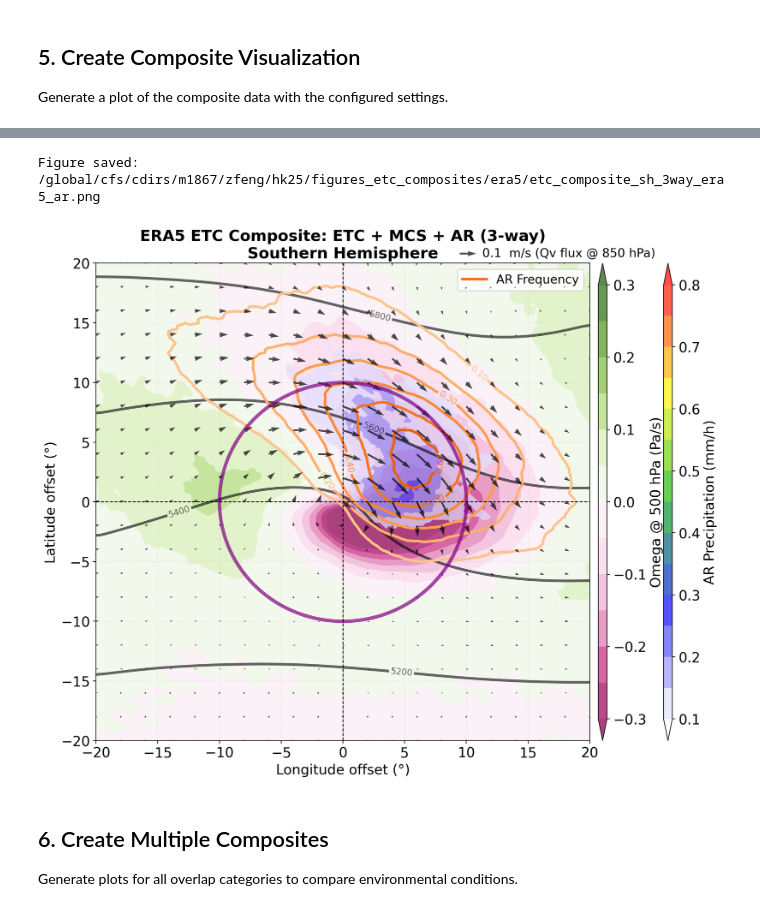
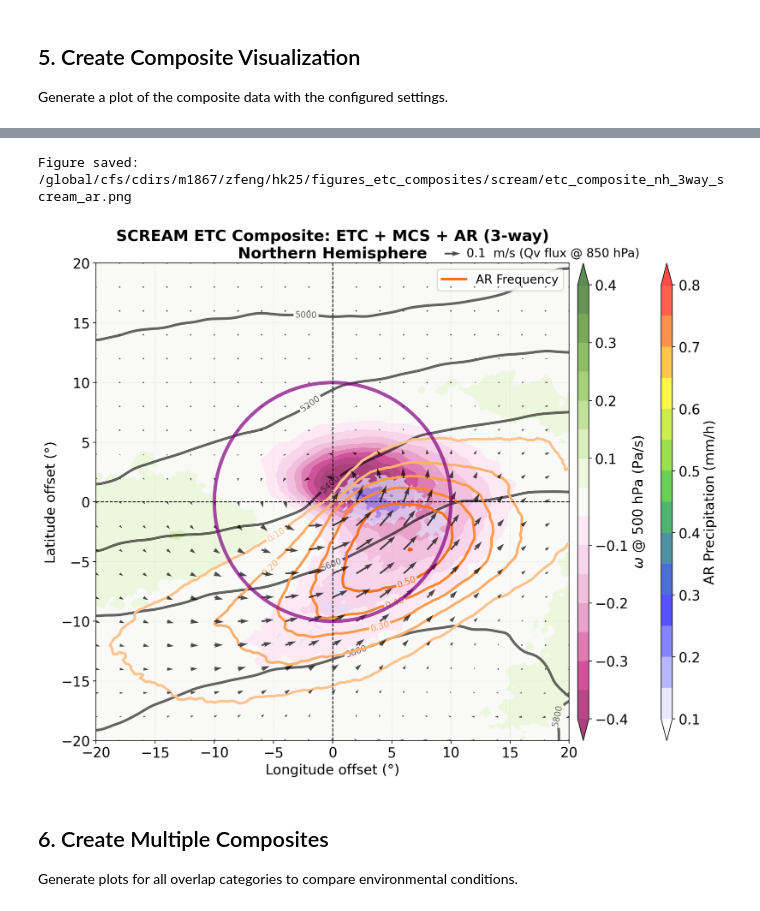
Before and after one commit to WACCEM/gsrm_cooccurrencefeature, a Jupyter notebook: notebooks/plot_etc_composites.ipynb, the cells around one changed output, grey strips where cells are left out. Cells and saved outputs as stored; diff of their text form; code cells hidden in the pictures.

```diff
--- a/notebooks/plot_etc_composites.ipynb
+++ b/notebooks/plot_etc_composites.ipynb
@@ -32,8 +32,8 @@ Libraries imported successfully!
 Set the source, hemisphere, and overlap category to visualize.
 # %%
 # Configuration
-source = "era5"  # Options: 'scream', 'era5', 'nicam_gl11', 'icon_d3hp003', 'casesm2_10km_nocumulus', 'um_glm_n2560_RAL3p3'
-hemisphere = "sh"  # Options: 'nh' (Northern Hemisphere), 'sh' (Southern Hemisphere)
+source = "scream"  # Options: 'era5, 'scream', 'nicam_gl11', 'icon_d3hp003', 'um_glm_n2560_RAL3p3', 'casesm2_10km_nocumulus'
+hemisphere = "nh"  # Options: 'nh' (Northern Hemisphere), 'sh' (Southern Hemisphere)
 overlap_type = "3way"  # Options: 'isolated', 'mcs_only', 'ar_only', '3way'
 
 source_map = {
@@ -50,6 +50,7 @@ data_dir = f"/pscratch/sd/w/wcmca1/hackathon/etc_data/stats/{source}/"
 composite_file = f"{data_dir}etc_2d_composite_{hemisphere}_{overlap_type}.nc"
 
 # Figure output directory
+# figdir = f"/pscratch/sd/w/wcmca1/hackathon/figures_etc_composites/{source}/"
 figdir = f"/global/cfs/cdirs/m1867/zfeng/hk25/figures_etc_composites/{source}/"
 os.makedirs(figdir, exist_ok=True)
 
@@ -700,21 +655,26 @@ overlap_names = {
 overlap_desc = overlap_names.get(overlap_type, overlap_type)
 title = f'{source.upper()} ETC Composite: {overlap_desc}\n{hemisphere_name}'
 
+# Omega at 500 hPa
+shade_levels = np.array([x for x in np.arange(-0.4, 0.41, 0.05) if np.abs(x) > 1e-5])
+cbar_ticks = np.array([x for x in np.arange(-0.4, 0.41, 0.1) if np.abs(x) > 1e-5])
+
 cmap_ct2 = truncate_colormap(mpl.colormaps.get_cmap('Oranges'), 0.3, 0.8)
 cmap_ct3 = truncate_colormap(mpl.colormaps.get_cmap('Greens'), 0.3, 1.0)
 
 # Create the plot
 fig = plot_etc_composite(
     ds,
-    main_width_ratios=[1, 0.15],
+    main_width_ratios=[1, 0.2],
     main_wspace=0.03,
     cbar_width_ratios=[0.005, 0.005],
     cbar_wspace=6.5,
     shade_var='omega_500hPa',
-    shade_levels=np.arange(-0.3, 0.31, 0.05),  # g/kg
+    shade_levels=shade_levels,
+    cbar_ticks=cbar_ticks,
     shade_cmap='PiYG',
     shade_alpha=0.75,
-    shade_label='Omega @ 500 hPa (Pa/s)',
+    shade_label='$\\omega$ @ 500 hPa (Pa/s)',
     # Add precipitation overlay
     shade_var2='pr_ar',
     shade_levels2=np.arange(0.1, 0.81, 0.05),  # mm/hr
@@ -726,35 +686,35 @@ fig = plot_etc_composite(
     contour_levels=np.arange(4600, 6000, 200),  # meters
     contour_smooth=2,
     contour_lw=3,
     # Add AR frequency contours (varying shades of orange)
     contour_var2='ar_freq',
     contour_var2_legend='AR Frequency',
     contour_levels2=np.arange(0.1, 0.81, 0.1),  # 0-1 frequency
     contour_cmap2=cmap_ct2,
     contour_smooth2=0.5,
     contour_lw2=3.0,
     # # Add MCS frequency contours (varying shades of green)
     # contour_var3='mcs_freq',
     # contour_var3_legend='MCS Frequency',
     # contour_levels3=np.arange(0.1, 0.61, 0.1),  # 0-1 frequency
     # contour_cmap3=cmap_ct3,
     # contour_smooth3=0.5,
     # contour_lw3=4.0,
     # Moisture flux vectors at 850 hPa
     u_var='qu_850hPa',
     v_var='qv_850hPa',
     vector_skip=8,
     quiver_scale=3,
     quiverkey_length=0.1,
     quiverkey_unit=' m/s (Qv flux @ 850 hPa)',
     circle_radius=10.0,
     title=title,
     dpi=200,
     figname=figname,
 )
 # %% [output]
-Figure saved: /global/cfs/cdirs/m1867/zfeng/hk25/figures_etc_composites/era5/etc_composite_sh_3way_era5_ar.png
+Figure saved: /global/cfs/cdirs/m1867/zfeng/hk25/figures_etc_composites/scream/etc_composite_nh_3way_scream_ar.png
-[figure, old version]
+[figure, new version]
 # %% [markdown]
 ## 6. Create Multiple Composites
 
```
Also changed, not shown: parts of 9 cells of this notebook, 3 other files.
